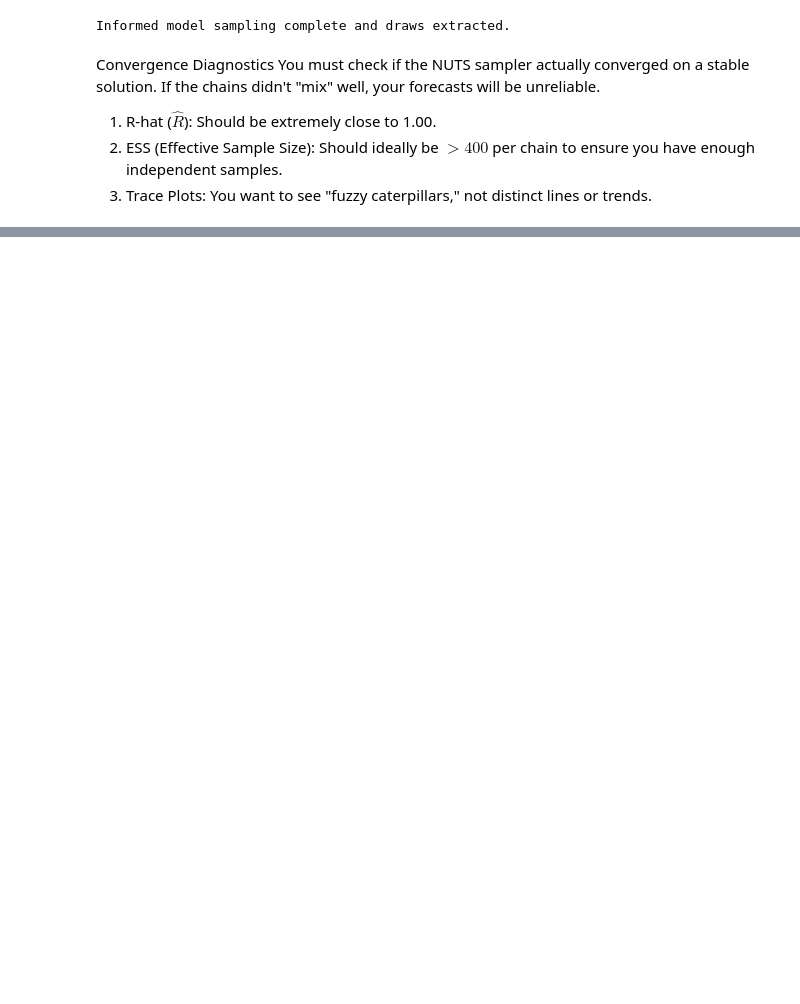
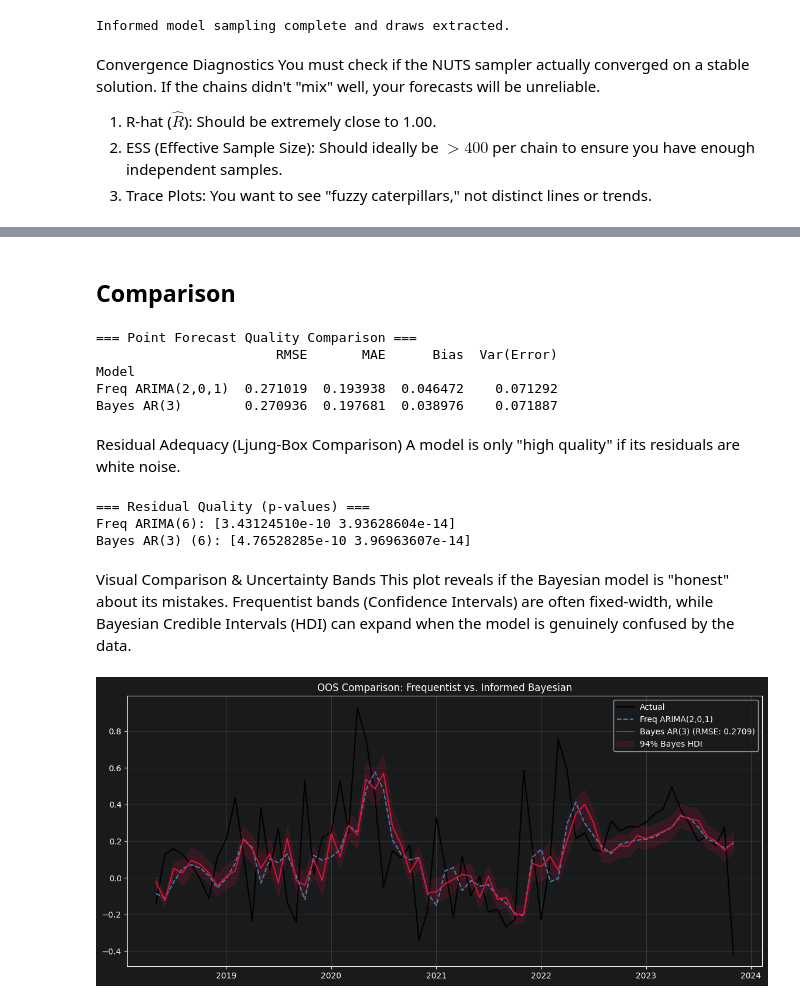
Before and after one commit to alessandro-macchi/bayesian_analysis, a Jupyter notebook: bayesian/arima-ar.ipynb, the cells around one changed output, grey strips where cells are left out. Saved outputs shown, nothing was run; the diff lists cells and outputs as text; code cells hidden in the pictures; blank space fills up the shorter version.

```diff
--- a/bayesian/arima-ar.ipynb
+++ b/bayesian/arima-ar.ipynb
@@ -71,7 +72,7 @@ y_train_arima = train_df[target_col]
 y_test_arima = test_df[target_col]
 
 # Choose the ARIMA order manually
-order = (2, 0, 0)      # <-- put your numbers here
+order = (2, 0, 1)      # <-- put your numbers here
 seasonal_order = (0, 0, 0, 0)
 
 print(f"\n=== Fitting ARIMA{order} on {target_col} ===")
@@ -335,0 +456,72 @@ Ljung-Box Test on AR(3) Residuals:
+# %% [markdown]
+## Comparison
+# %%
+def compute_metrics(y_true, y_pred, label):
+    err = (y_true - y_pred).dropna()
+    return {
+        "Model": label,
+        "RMSE":  np.sqrt(np.mean(err**2)),
+        "MAE":   np.mean(np.abs(err)),
+        "Bias":  np.mean(err), # Positive = Under-predicting, Negative = Over-predicting
+        "Var(Error)": np.var(err)
+    }
+
+# Ensure you are comparing the Expanding Window results
+# Note: Align lengths if they differ due to lags
+comparison_rows = [
+    compute_metrics(y_test_arima, arima_201_forecast, "Freq ARIMA(2,0,1)"),
+    compute_metrics(y_test_ar, ar3_bayes_ew_forecast, "Bayes AR(3)")
+]
+
+df_cmp = pd.DataFrame(comparison_rows).set_index("Model")
+print("=== Point Forecast Quality Comparison ===")
+print(df_cmp.round(6))
+# %% [output]
+=== Point Forecast Quality Comparison ===
+                       RMSE       MAE      Bias  Var(Error)
+Model
+Freq ARIMA(2,0,1)  0.271019  0.193938  0.046472    0.071292
+Bayes AR(3)        0.270936  0.197681  0.038976    0.071887
+# %% [markdown]
+Residual Adequacy (Ljung-Box Comparison)
+A model is only "high quality" if its residuals are white noise.
+# %%
+# Compare Ljung-Box p-values side-by-side
+# We want these to be ABOVE 0.05
+lb_freq = acorr_ljungbox(arima_201_model.resid.dropna(), lags=[6, 12], return_df=True)
+lb_bay  = acorr_ljungbox(resid_in, lags=[6, 12], return_df=True)
+
+print("\n=== Residual Quality (p-values) ===")
+print(f"Freq ARIMA(6): {lb_freq['lb_pvalue'].values}")
+print(f"Bayes AR(3) (6): {lb_bay['lb_pvalue'].values}")
+# %% [output]
+=== Residual Quality (p-values) ===
+Freq ARIMA(6): [3.43124510e-10 3.93628604e-14]
+Bayes AR(3) (6): [4.76528285e-10 3.96963607e-14]
+# %% [markdown]
+Visual Comparison & Uncertainty Bands
+This plot reveals if the Bayesian model is "honest" about its mistakes. Frequentist bands (Confidence Intervals) are often fixed-width, while Bayesian Credible Intervals (HDI) can expand when the model is genuinely confused by the data.
+# %%
+plt.figure(figsize=(14, 6))
+
+# Plot actuals
+plt.plot(y_test_ar.index, y_test_ar.values, color="black", label="Actual", linewidth=1.5)
+
+# Plot Freq Forecast
+plt.plot(y_test_arima.index, arima_201_forecast, color="steelblue",
+         linestyle="--", label="Freq ARIMA(2,0,1)")
+
+# Plot Bayes Forecast
+plt.plot(y_test_ar.index, ar3_bayes_ew_forecast, color="crimson",
+         label=f"Bayes AR(3) (RMSE: {df_cmp.loc['Bayes AR(3)', 'RMSE']:.4f})")
+
+# Bayesian Uncertainty (HDI)
+# Use the 'ew_hdi_lo' and 'ew_hdi_hi' calculated during your EW loop
+plt.fill_between(y_test_ar.index, ew_hdi_lo, ew_hdi_hi, color="crimson", alpha=0.15, label="94% Bayes HDI")
+
+plt.title("OOS Comparison: Frequentist vs. Informed Bayesian")
+plt.legend()
+plt.grid(True, alpha=0.3)
+plt.show()
+# %% [output]
+[figure, added]
```
Also changed, not shown: parts of 16 cells of this notebook.
